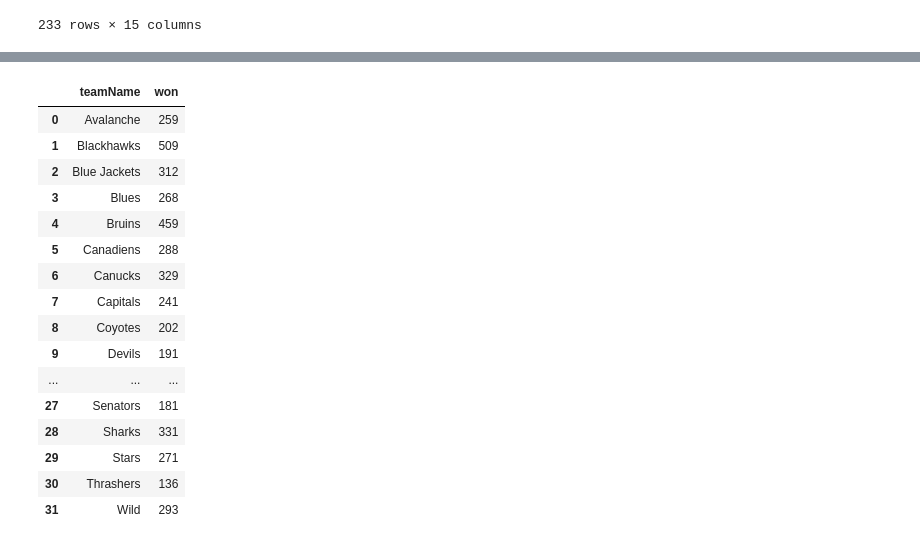
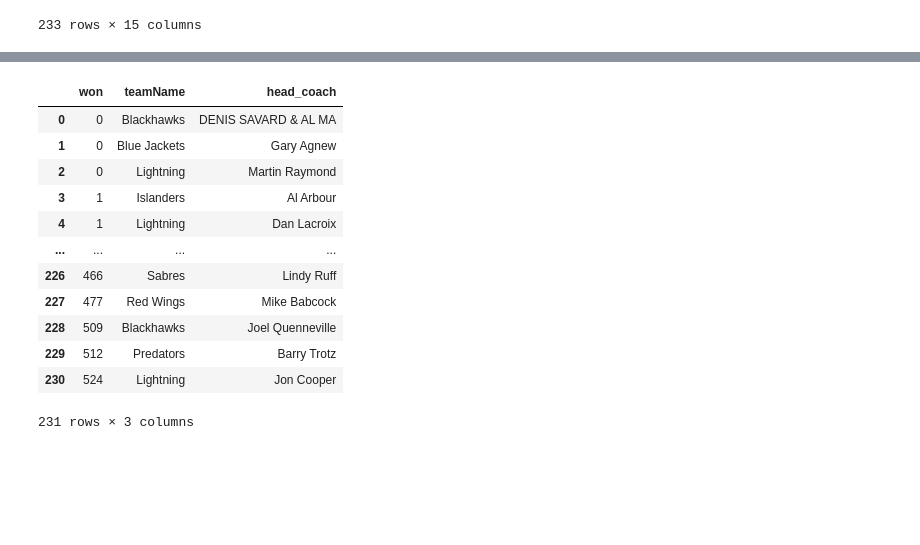
Before and after one commit to data301-2021-summer2/project-group39-project, a Jupyter notebook: analysis/Keatin/CoachesCleanUp.ipynb, the cells around one changed output, grey strips where cells are left out. Cells and saved outputs as stored; diff of their text form; code cells hidden in the pictures; blank space fills up the shorter version.

```diff
--- a/analysis/Keatin/CoachesCleanUp.ipynb
+++ b/analysis/Keatin/CoachesCleanUp.ipynb
@@ -83,20 +105,17 @@ sns.barplot(x='won',y='head_coach',data=q)
 # %%
-q.groupby("teamName")['won'].max().reset_index()
+k = q.groupby(["won",'teamName'])['head_coach'].max().reset_index()
+k
 # %% [output]
-|  | teamName | won |
-| 0 | Avalanche | 259 |
-| 1 | Blackhawks | 509 |
-| 2 | Blue Jackets | 312 |
-| 3 | Blues | 268 |
-| 4 | Bruins | 459 |
-| 5 | Canadiens | 288 |
-| 6 | Canucks | 329 |
-| 7 | Capitals | 241 |
-| 8 | Coyotes | 202 |
-| 9 | Devils | 191 |
-| ... | ... | ... |
-| 27 | Senators | 181 |
-| 28 | Sharks | 331 |
-| 29 | Stars | 271 |
-| 30 | Thrashers | 136 |
-| 31 | Wild | 293 |
+|  | won | teamName | head_coach |
+| 0 | 0 | Blackhawks | DENIS SAVARD & AL MA |
+| 1 | 0 | Blue Jackets | Gary Agnew |
+| 2 | 0 | Lightning | Martin Raymond |
+| 3 | 1 | Islanders | Al Arbour |
+| 4 | 1 | Lightning | Dan Lacroix |
+| ... | ... | ... | ... |
+| 226 | 466 | Sabres | Lindy Ruff |
+| 227 | 477 | Red Wings | Mike Babcock |
+| 228 | 509 | Blackhawks | Joel Quenneville |
+| 229 | 512 | Predators | Barry Trotz |
+| 230 | 524 | Lightning | Jon Cooper |
+231 rows × 3 columns
```
Also changed, not shown: parts of 7 cells of this notebook, 1 other file.
